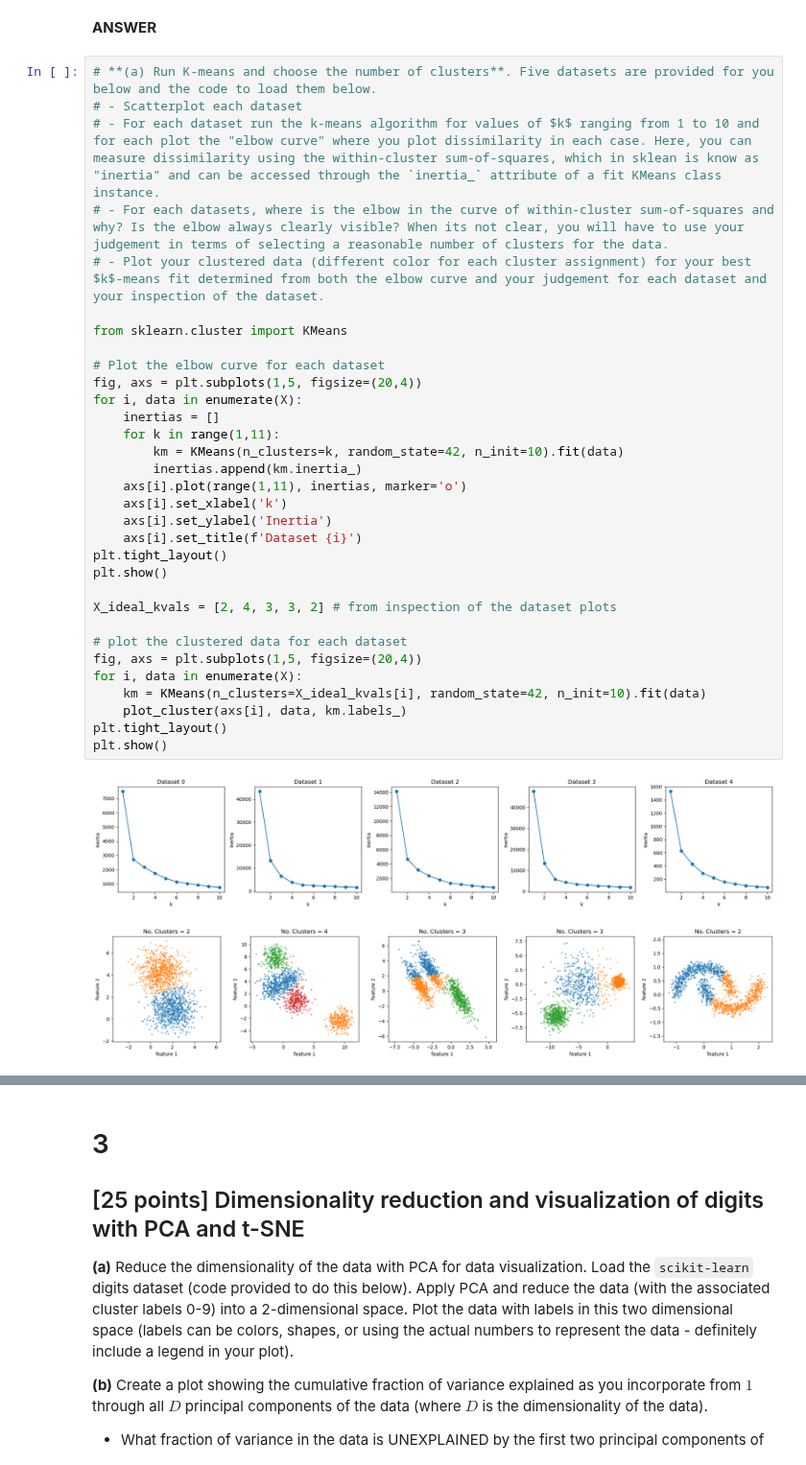
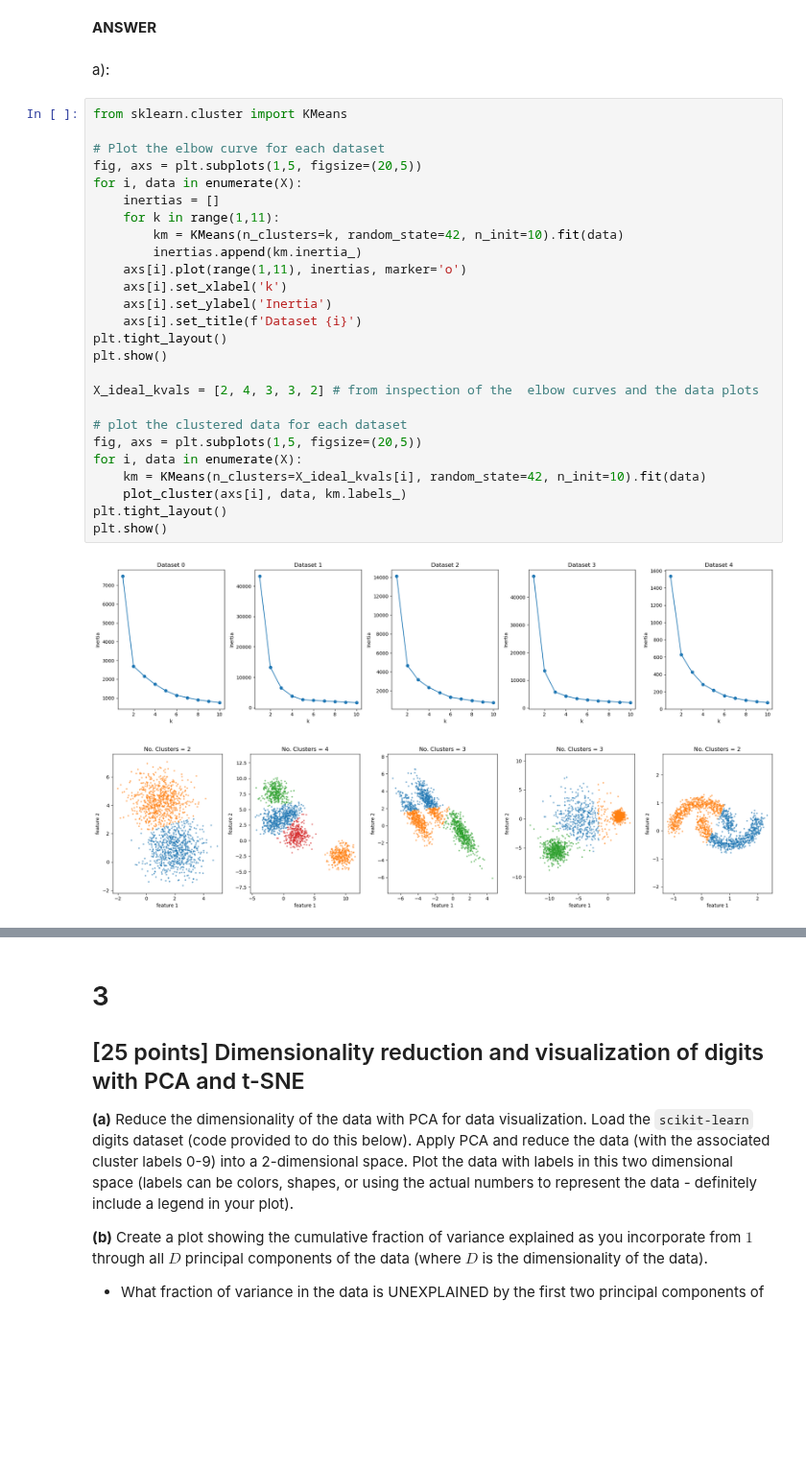
Before and after one commit to cake-dev/machine_learning_class, a Jupyter notebook: assignments/Assignment_5.ipynb, the cells around one changed output, grey strips where cells are left out. Shown at 96% size. Cells and saved outputs as stored; diff of their text form; blank space fills up the shorter version.

```diff
--- a/assignments/Assignment_5.ipynb
+++ b/assignments/Assignment_5.ipynb
@@ -96,38 +96,34 @@ def plot_cluster(ax, data, cluster_assignments):
         ax.axis('equal')
 # %% [markdown]
 **ANSWER**
-# %%
-# **(a) Run K-means and choose the number of clusters**. Five datasets are provided for you below and the code to load them below.
-# - Scatterplot each dataset
-# - For each dataset run the k-means algorithm for values of $k$ ranging from 1 to 10 and for each plot the "elbow curve" where you plot dissimilarity in each case. Here, you can measure dissimilarity using the within-cluster sum-of-squares, which in sklean is know as "inertia" and can be accessed through the `inertia_` attribute of a fit KMeans class instance.
-# - For each datasets, where is the elbow in the curve of within-cluster sum-of-squares and why? Is the elbow always clearly visible? When its not clear, you will have to use your judgement in terms of selecting a reasonable number of clusters for the data.
-# - Plot your clustered data (different color for each cluster assignment) for your best $k$-means fit determined from both the elbow curve and your judgement for each dataset and your inspection of the dataset.
-
-from sklearn.cluster import KMeans
-
-# Plot the elbow curve for each dataset
-fig, axs = plt.subplots(1,5, figsize=(20,4))
-for i, data in enumerate(X):
-    inertias = []
-    for k in range(1,11):
-        km = KMeans(n_clusters=k, random_state=42, n_init=10).fit(data)
-        inertias.append(km.inertia_)
-    axs[i].plot(range(1,11), inertias, marker='o')
-    axs[i].set_xlabel('k')
-    axs[i].set_ylabel('Inertia')
-    axs[i].set_title(f'Dataset {i}')
-plt.tight_layout()
-plt.show()
-
-X_ideal_kvals = [2, 4, 3, 3, 2] # from inspection of the dataset plots
-
-# plot the clustered data for each dataset
-fig, axs = plt.subplots(1,5, figsize=(20,4))
-for i, data in enumerate(X):
-    km = KMeans(n_clusters=X_ideal_kvals[i], random_state=42, n_init=10).fit(data)
-    plot_cluster(axs[i], data, km.labels_)
-plt.tight_layout()
-plt.show()
-# %% [output]
-[figure, removed]
-[figure, removed]
+# %% [markdown]
+a):
+# %%
+from sklearn.cluster import KMeans
+
+# Plot the elbow curve for each dataset
+fig, axs = plt.subplots(1,5, figsize=(20,5))
+for i, data in enumerate(X):
+    inertias = []
+    for k in range(1,11):
+        km = KMeans(n_clusters=k, random_state=42, n_init=10).fit(data)
+        inertias.append(km.inertia_)
+    axs[i].plot(range(1,11), inertias, marker='o')
+    axs[i].set_xlabel('k')
+    axs[i].set_ylabel('Inertia')
+    axs[i].set_title(f'Dataset {i}')
+plt.tight_layout()
+plt.show()
+
+X_ideal_kvals = [2, 4, 3, 3, 2] # from inspection of the  elbow curves and the data plots
+
+# plot the clustered data for each dataset
+fig, axs = plt.subplots(1,5, figsize=(20,5))
+for i, data in enumerate(X):
+    km = KMeans(n_clusters=X_ideal_kvals[i], random_state=42, n_init=10).fit(data)
+    plot_cluster(axs[i], data, km.labels_)
+plt.tight_layout()
+plt.show()
+# %% [output]
+[figure, added]
+[figure, added]
```
Also changed, not shown: parts of 3 cells of this notebook.
